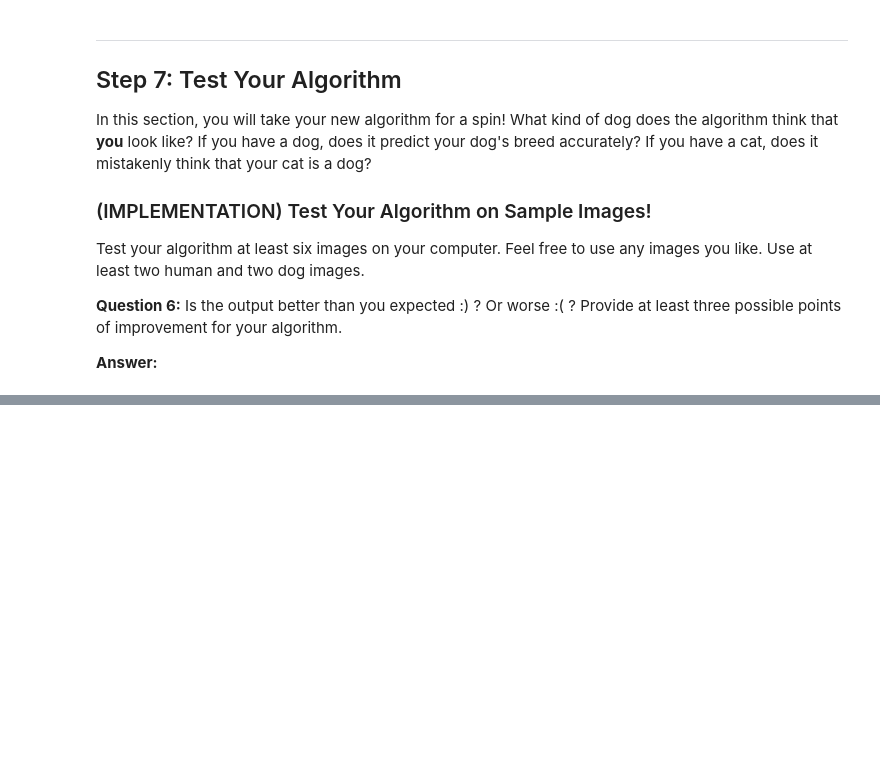
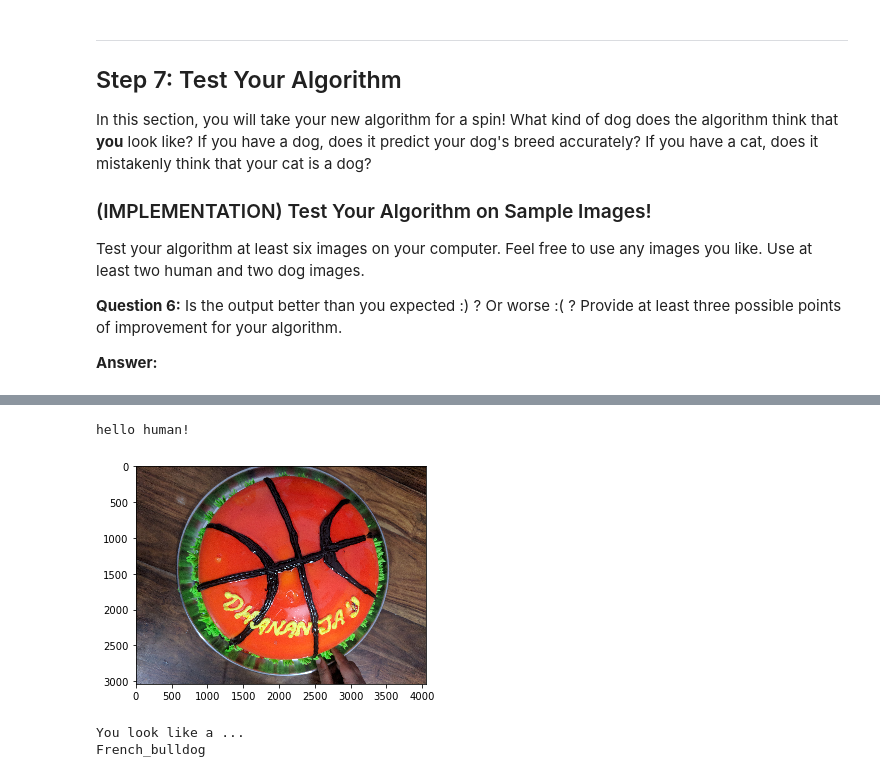
Before and after one commit to Vinayrraj/dog-project, a Jupyter notebook: dog_app.ipynb, the cells around one changed output, grey strips where cells are left out. Saved outputs shown, nothing was run; the diff lists cells and outputs as text; code cells hidden in the pictures; blank space fills up the shorter version.

```diff
--- a/dog_app.ipynb
+++ b/dog_app.ipynb
@@ -756,0 +888,7 @@ detector_human_or_dog(dog_files_short[43])
+# %%
+detector_human_or_dog(".\images\IMG_ (8).jpg")
+# %% [output]
+hello human!
+[figure, added]
+You look like a ...
+French_bulldog
```
Also changed, not shown: parts of 20 cells of this notebook, 3 other files.
